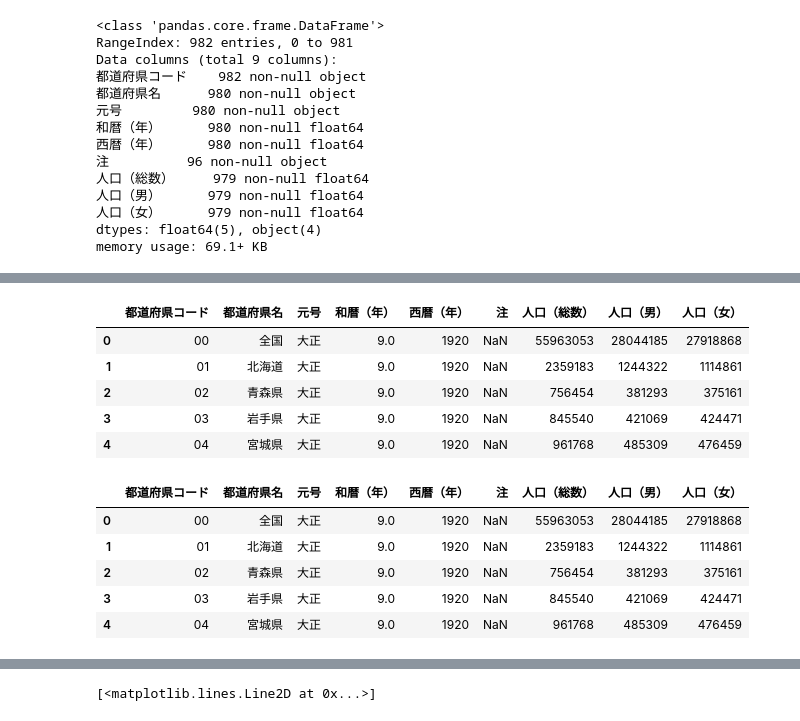
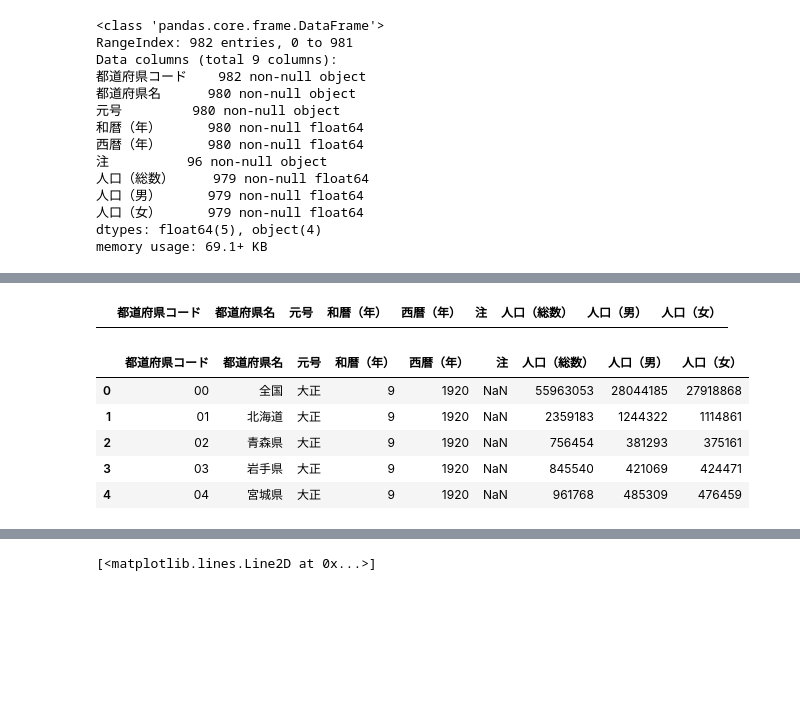
Before and after one commit to lightondust/topics_by_jupyter_notebook, a Jupyter notebook: ml_national_census.ipynb, the cells around one changed output, grey strips where cells are left out. Cells and saved outputs as stored; diff of their text form; code cells hidden in the pictures; blank space fills up the shorter version.

```diff
--- a/ml_national_census.ipynb
+++ b/ml_national_census.ipynb
@@ -60,19 +50,15 @@ memory usage: 69.1+ KB
-# %%
-# data_df = pd.read_csv(url)
-data_df.head()
-# %% [output]
-|  | 都道府県コード | 都道府県名 | 元号 | 和暦（年） | 西暦（年） | 注 | 人口（総数） | 人口（男） | 人口（女） |
-| 0 | 00 | 全国 | 大正 | 9.0 | 1920 | NaN | 55963053 | 28044185 | 27918868 |
-| 1 | 01 | 北海道 | 大正 | 9.0 | 1920 | NaN | 2359183 | 1244322 | 1114861 |
-| 2 | 02 | 青森県 | 大正 | 9.0 | 1920 | NaN | 756454 | 381293 | 375161 |
-| 3 | 03 | 岩手県 | 大正 | 9.0 | 1920 | NaN | 845540 | 421069 | 424471 |
-| 4 | 04 | 宮城県 | 大正 | 9.0 | 1920 | NaN | 961768 | 485309 | 476459 |
-# %%
-data_df.head()
-# %% [output]
-|  | 都道府県コード | 都道府県名 | 元号 | 和暦（年） | 西暦（年） | 注 | 人口（総数） | 人口（男） | 人口（女） |
-| 0 | 00 | 全国 | 大正 | 9.0 | 1920 | NaN | 55963053 | 28044185 | 27918868 |
-| 1 | 01 | 北海道 | 大正 | 9.0 | 1920 | NaN | 2359183 | 1244322 | 1114861 |
-| 2 | 02 | 青森県 | 大正 | 9.0 | 1920 | NaN | 756454 | 381293 | 375161 |
-| 3 | 03 | 岩手県 | 大正 | 9.0 | 1920 | NaN | 845540 | 421069 | 424471 |
-| 4 | 04 | 宮城県 | 大正 | 9.0 | 1920 | NaN | 961768 | 485309 | 476459 |
+# %%
+data_df[data_df['人口（総数）'].isnull()]
+# %% [output]
+|  | 都道府県コード | 都道府県名 | 元号 | 和暦（年） | 西暦（年） | 注 | 人口（総数） | 人口（男） | 人口（女） |
+# %%
+colum_int = ['和暦（年）', '西暦（年）', '人口（総数）', '人口（男）', '人口（女）']
+data_df[colum_int] = data_df[colum_int].astype(int)
+data_df.head()
+# %% [output]
+|  | 都道府県コード | 都道府県名 | 元号 | 和暦（年） | 西暦（年） | 注 | 人口（総数） | 人口（男） | 人口（女） |
+| 0 | 00 | 全国 | 大正 | 9 | 1920 | NaN | 55963053 | 28044185 | 27918868 |
+| 1 | 01 | 北海道 | 大正 | 9 | 1920 | NaN | 2359183 | 1244322 | 1114861 |
+| 2 | 02 | 青森県 | 大正 | 9 | 1920 | NaN | 756454 | 381293 | 375161 |
+| 3 | 03 | 岩手県 | 大正 | 9 | 1920 | NaN | 845540 | 421069 | 424471 |
+| 4 | 04 | 宮城県 | 大正 | 9 | 1920 | NaN | 961768 | 485309 | 476459 |
```
Also changed, not shown: parts of 33 cells of this notebook.
